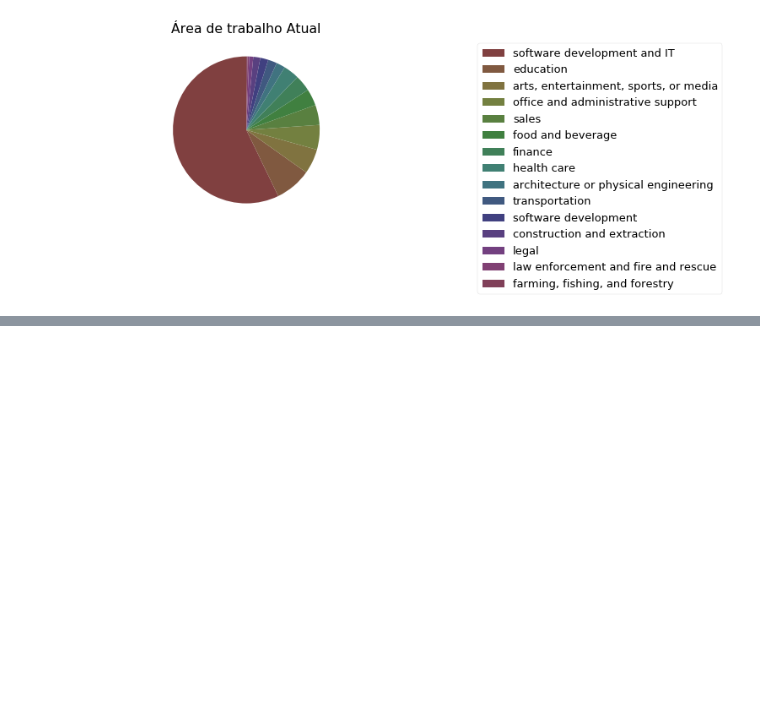
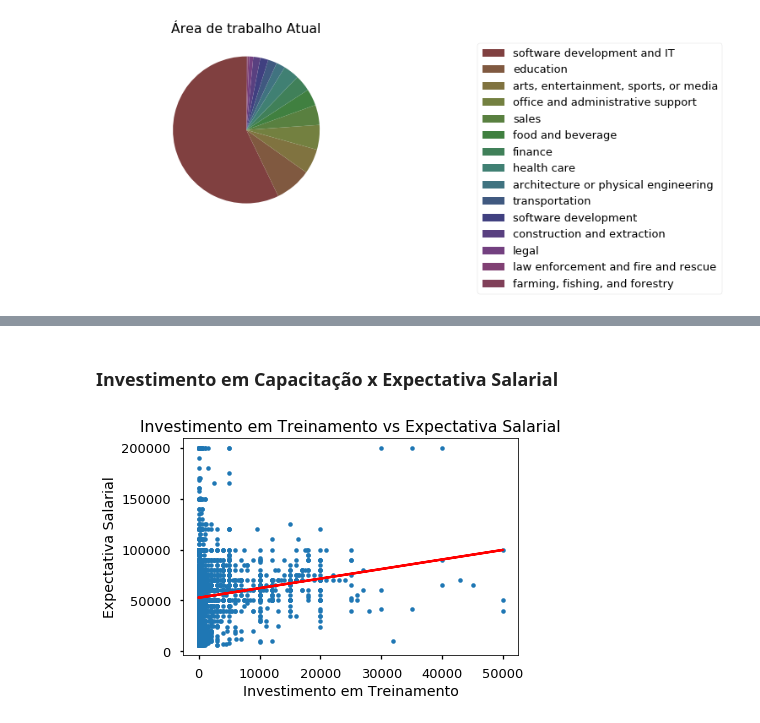
Before and after one commit to UesleiJf/Analise-de-Dados-com-Python, a Jupyter notebook: Analise de Dados com Python/Analise-Exploratoria-de-Dados.ipynb, the cells around one changed output, grey strips where cells are left out. Saved outputs shown, nothing was run; the diff lists cells and outputs as text; code cells hidden in the pictures; blank space fills up the shorter version.

```diff
--- a/Analise de Dados com Python/Analise-Exploratoria-de-Dados.ipynb
+++ b/Analise de Dados com Python/Analise-Exploratoria-de-Dados.ipynb
@@ -180,0 +269,30 @@ plt.show()
+# %% [markdown]
+### Investimento em Capacitação x Expectativa Salarial
+# %%
+# Qual a relação entre investimento em capacitação e expectativa salarial?
+# Os profissionais que investem tempo e dinheiro em capacitação e
+# treinamento, em geral, conseguem salários mais altos, embora alguns
+# profisisonais esperem altos salários, investindo 0 em treinamento.
+
+import warnings
+warnings.filterwarnings('ignore')
+
+# Criando subset dos dados
+df5 = df.copy()
+df5 = df5.dropna(subset=["ExpectedEarning"])
+df5 = df5[df['MoneyForLearning'].isin(range(0,60000))]
+
+# Definindo os valores de x e y
+x = df5.MoneyForLearning
+y = df5.ExpectedEarning
+
+# Computando os valores e gerando o gráfico
+m, b = np.polyfit(x, y, 1)
+plt.plot(x, y, '.')
+plt.plot(x, m*x + b, '-', color = "red")
+plt.xlabel("Investimento em Treinamento")
+plt.ylabel("Expectativa Salarial")
+plt.title("Investimento em Treinamento vs Expectativa Salarial")
+plt.show()
+# %% [output]
+[figure, added]
```
Also changed, not shown: parts of 6 cells of this notebook.
